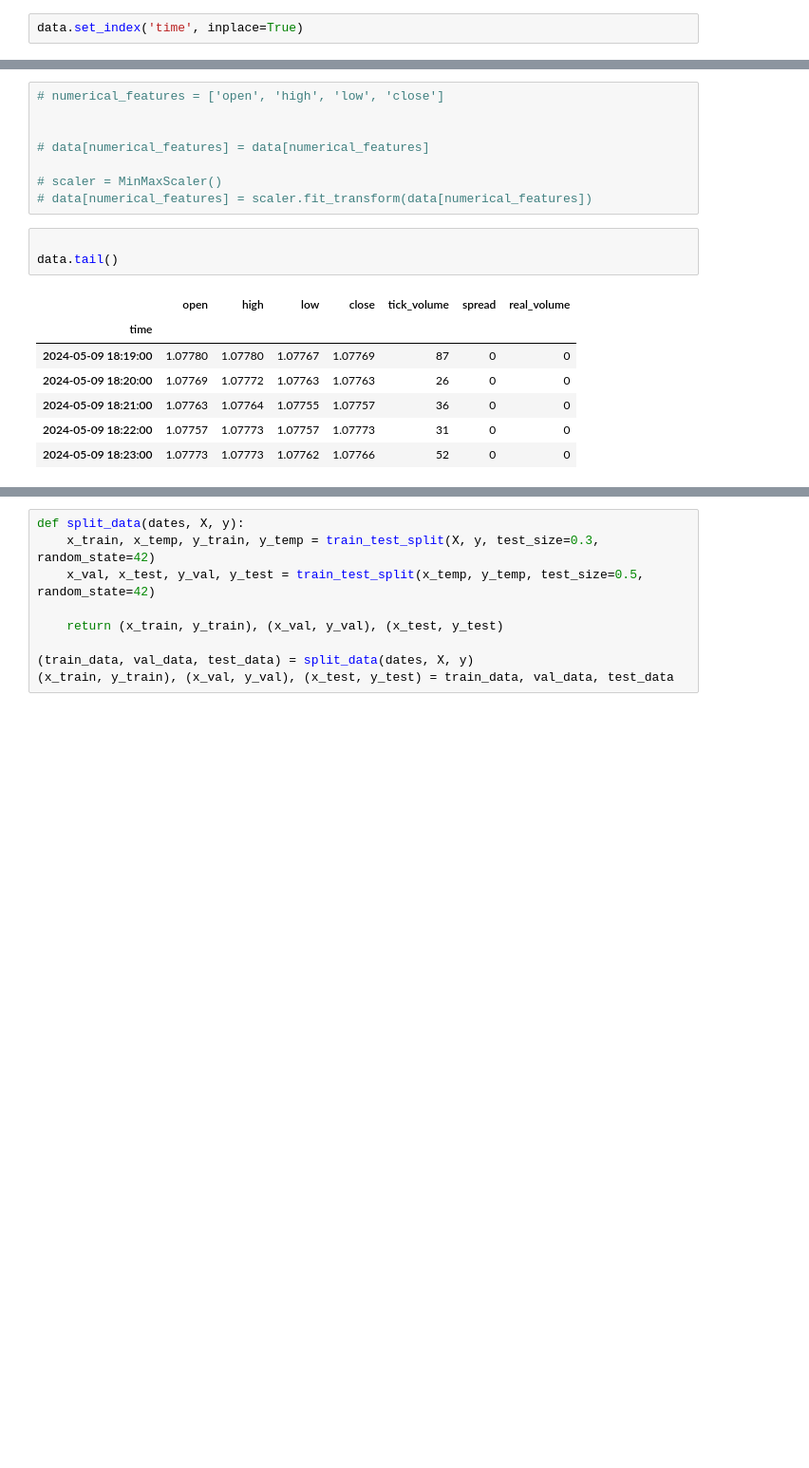
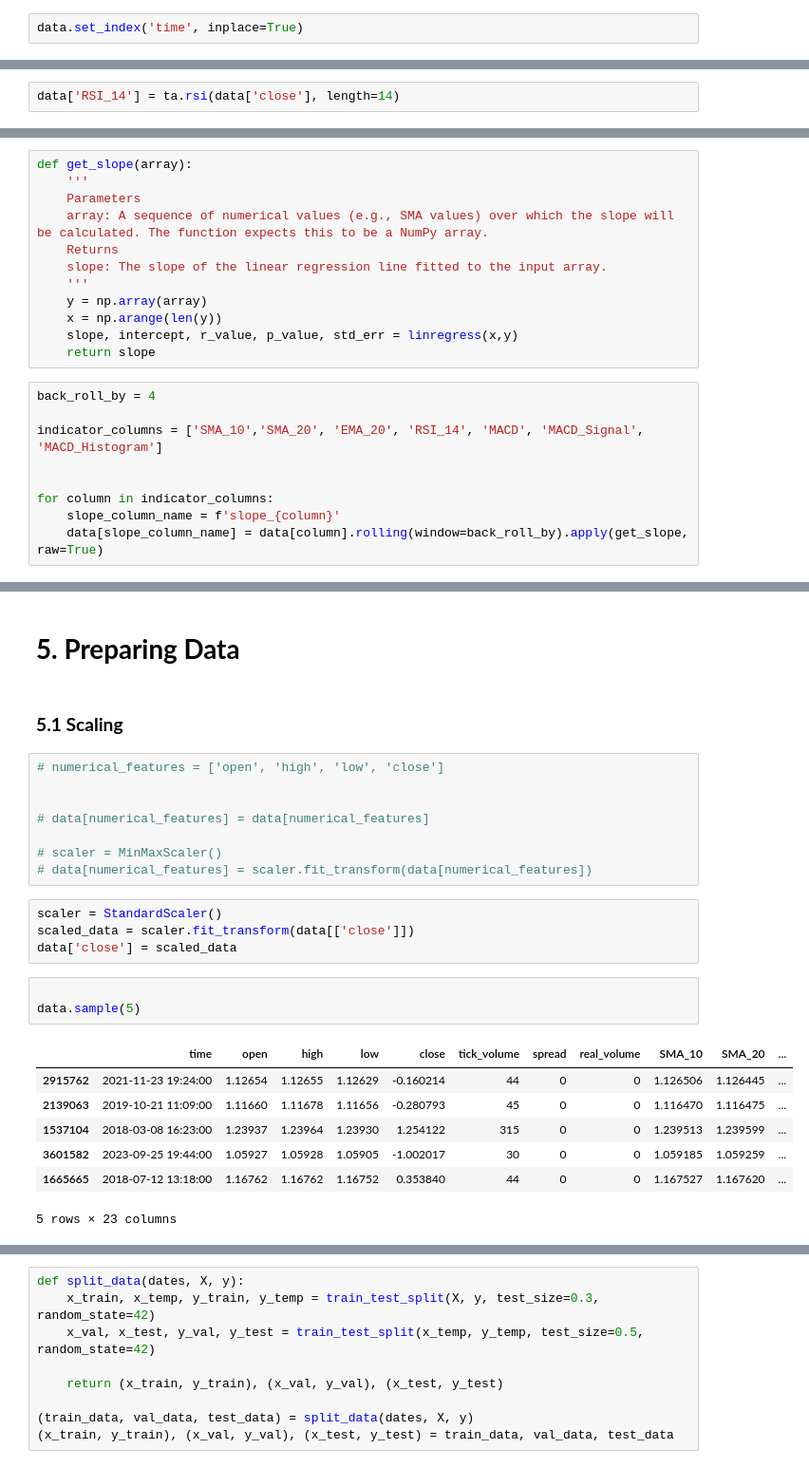
Before and after one commit to MasixoleBOYA/Capstone_Project, a Jupyter notebook: trainedModel_historical/MetaTrader5/mt5_model.ipynb, the cells around one changed output, grey strips where cells are left out. Shown at 95% size. Saved outputs shown, nothing was run; the diff lists cells and outputs as text; blank space fills up the shorter version.

```diff
--- a/trainedModel_historical/MetaTrader5/mt5_model.ipynb
+++ b/trainedModel_historical/MetaTrader5/mt5_model.ipynb
@@ -170,0 +228,2 @@ plt.show()
+# %%
+data['RSI_14'] = ta.rsi(data['close'], length=14)
@@ -170,0 +242,21 @@ plt.show()
+# %%
+def get_slope(array):
+    '''
+    Parameters
+    array: A sequence of numerical values (e.g., SMA values) over which the slope will be calculated. The function expects this to be a NumPy array.
+    Returns
+    slope: The slope of the linear regression line fitted to the input array.
+    '''
+    y = np.array(array)
+    x = np.arange(len(y))
+    slope, intercept, r_value, p_value, std_err = linregress(x,y)
+    return slope
+# %%
+back_roll_by = 4
+
+indicator_columns = ['SMA_10','SMA_20', 'EMA_20', 'RSI_14', 'MACD', 'MACD_Signal', 'MACD_Histogram']
+
+
+for column in indicator_columns:
+    slope_column_name = f'slope_{column}'
+    data[slope_column_name] = data[column].rolling(window=back_roll_by).apply(get_slope, raw=True)
@@ -171,3 +282,7 @@ plt.show()
+# %% [markdown]
+# __5. Preparing Data__
+# %% [markdown]
+### __5.1 Scaling__
 # %%
 # numerical_features = ['open', 'high', 'low', 'close']
 
@@ -176,15 +291,19 @@ plt.show()
 
 # scaler = MinMaxScaler()
 # data[numerical_features] = scaler.fit_transform(data[numerical_features])
+# %%
+scaler = StandardScaler()
+scaled_data = scaler.fit_transform(data[['close']])
+data['close'] = scaled_data
 # %%
 
-data.tail()
+data.sample(5)
 # %% [output]
-|  | open | high | low | close | tick_volume | spread | real_volume |
-| time |  |  |  |  |  |  |  |
-| 2024-05-09 18:19:00 | 1.07780 | 1.07780 | 1.07767 | 1.07769 | 87 | 0 | 0 |
-| 2024-05-09 18:20:00 | 1.07769 | 1.07772 | 1.07763 | 1.07763 | 26 | 0 | 0 |
-| 2024-05-09 18:21:00 | 1.07763 | 1.07764 | 1.07755 | 1.07757 | 36 | 0 | 0 |
-| 2024-05-09 18:22:00 | 1.07757 | 1.07773 | 1.07757 | 1.07773 | 31 | 0 | 0 |
-| 2024-05-09 18:23:00 | 1.07773 | 1.07773 | 1.07762 | 1.07766 | 52 | 0 | 0 |
+|  | time | open | high | low | close | tick_volume | spread | real_volume | SMA_10 | SMA_20 | ... |
+| 2915762 | 2021-11-23 19:24:00 | 1.12654 | 1.12655 | 1.12629 | -0.160214 | 44 | 0 | 0 | 1.126506 | 1.126445 | ... |
+| 2139063 | 2019-10-21 11:09:00 | 1.11660 | 1.11678 | 1.11656 | -0.280793 | 45 | 0 | 0 | 1.116470 | 1.116475 | ... |
+| 1537104 | 2018-03-08 16:23:00 | 1.23937 | 1.23964 | 1.23930 | 1.254122 | 315 | 0 | 0 | 1.239513 | 1.239599 | ... |
+| 3601582 | 2023-09-25 19:44:00 | 1.05927 | 1.05928 | 1.05905 | -1.002017 | 30 | 0 | 0 | 1.059185 | 1.059259 | ... |
+| 1665665 | 2018-07-12 13:18:00 | 1.16762 | 1.16762 | 1.16752 | 0.353840 | 44 | 0 | 0 | 1.167527 | 1.167620 | ... |
+5 rows × 23 columns
 # %% [markdown]
```
Also changed, not shown: parts of 48 cells of this notebook, 2 other files.
